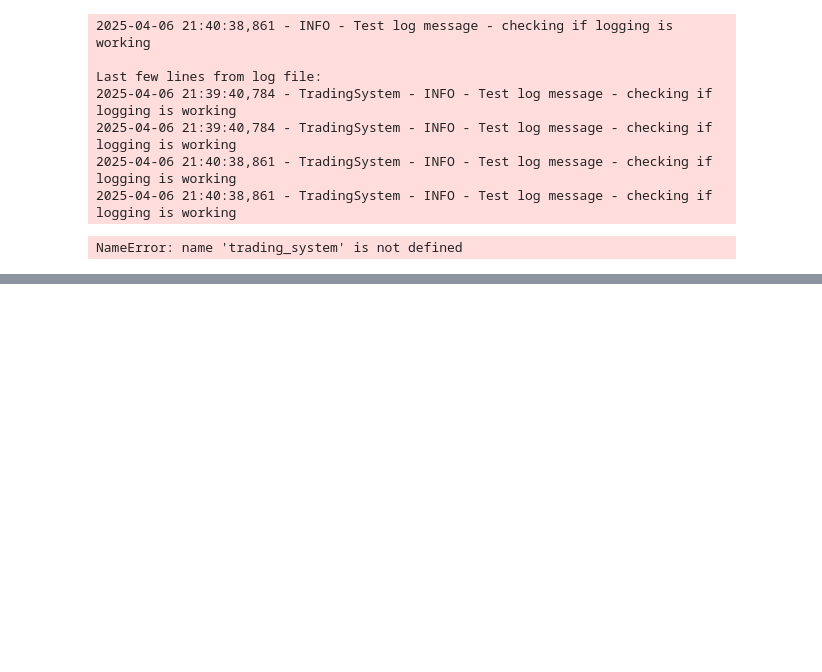
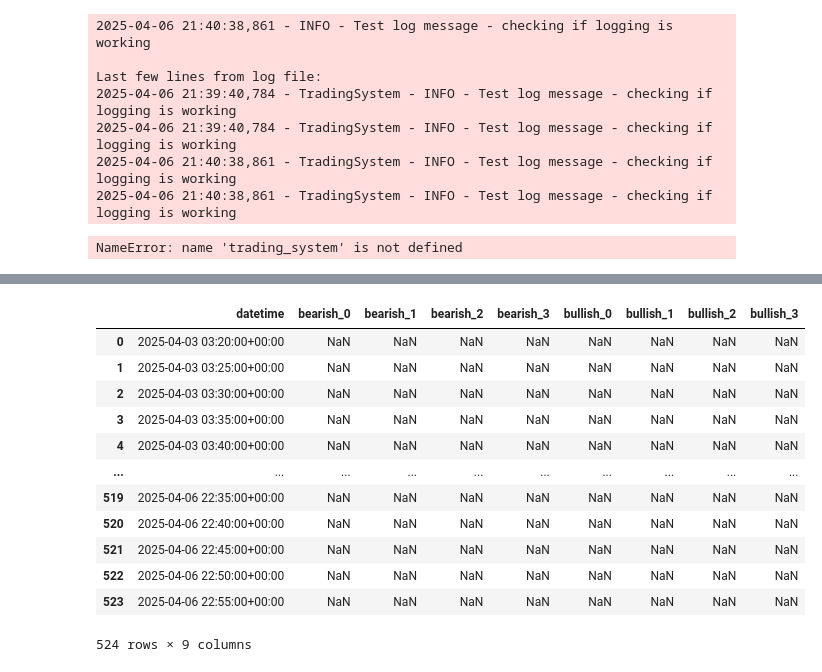
Before and after one commit to vgupta2710/Equity-Plans, a Jupyter notebook: deepnote/Data_Importer/1.0 Strategy Automation.ipynb, the cells around one changed output, grey strips where cells are left out. Drawn from its saved outputs; the diff is of its cells as text; code cells hidden in the pictures; blank space fills up the shorter version.

```diff
--- a/deepnote/Data_Importer/1.0 Strategy Automation.ipynb
+++ b/deepnote/Data_Importer/1.0 Strategy Automation.ipynb
@@ -721,18 +719,14 @@ Check completed at 2025-04-06 21:42:02.888252
 # %%
-base_data, current_price = data_handler.get_and_prepare_data(lookback, self.order_manager.access_token)
-base_data = self.data_handler.calculate_technical_indicators(base_data)
-X_normalized, y = self.data_handler.normalize_features(base_data)
+# Create an instance of DataHandler first
+data_handler = DataHandler()
+
+# Now use the instance methods correctly
+base_data, current_price = data_handler.get_and_prepare_data(100, access_token)
+base_data = data_handler.calculate_technical_indicators(base_data)
+X_normalized, y = data_handler.normalize_features(base_data)
 
 # Generate predictions
 y_pred_bearish = bearish_model.predict(X_normalized, verbose=0)
 y_pred_bearish = pd.DataFrame(y_pred_bearish)
 y_pred_bullish = bullish_model.predict(X_normalized, verbose=0)
 y_pred_bullish = pd.DataFrame(y_pred_bullish)
-
-# Combine results with datetime from base_data
-result_combined = pd.concat([
-    base_data['datetime'].reset_index(drop=True),
-    pd.DataFrame(y_pred_bearish, columns=['bearish_0', 'bearish_1', 'bearish_2', 'bearish_3']),
-    pd.DataFrame(y_pred_bullish, columns=['bullish_0', 'bullish_1', 'bullish_2', 'bullish_3']),
-    pd.Series(y, name='y_true')
-], axis=1)
@@ -738,0 +736,5 @@ result_combined = pd.concat([
+# %%
+y_pred_bullish = bullish_model.predict(X_normalized, verbose=0)
+y_pred_bullish = pd.DataFrame(y_pred_bullish,columns=['bearish_0', 'bearish_1', 'bearish_2', 'bearish_3'])
+#pd.DataFrame(y_pred_bullish,columns=['bearish_0', 'bearish_1', 'bearish_2', 'bearish_3'])
+y_pred_bullish
@@ -738,0 +755,20 @@ result_combined = pd.concat([
+# %%
+pd.concat([
+    base_data['datetime'].reset_index(drop=True),
+    pd.DataFrame(y_pred_bearish, columns=['bearish_0', 'bearish_1', 'bearish_2', 'bearish_3']),
+    pd.DataFrame(y_pred_bullish, columns=['bullish_0', 'bullish_1', 'bullish_2', 'bullish_3'])
+], axis=1)
+# %% [output]
+|  | datetime | bearish_0 | bearish_1 | bearish_2 | bearish_3 | bullish_0 | bullish_1 | bullish_2 | bullish_3 |
+| 0 | 2025-04-03 03:20:00+00:00 | NaN | NaN | NaN | NaN | NaN | NaN | NaN | NaN |
+| 1 | 2025-04-03 03:25:00+00:00 | NaN | NaN | NaN | NaN | NaN | NaN | NaN | NaN |
+| 2 | 2025-04-03 03:30:00+00:00 | NaN | NaN | NaN | NaN | NaN | NaN | NaN | NaN |
+| 3 | 2025-04-03 03:35:00+00:00 | NaN | NaN | NaN | NaN | NaN | NaN | NaN | NaN |
+| 4 | 2025-04-03 03:40:00+00:00 | NaN | NaN | NaN | NaN | NaN | NaN | NaN | NaN |
+| ... | ... | ... | ... | ... | ... | ... | ... | ... | ... |
+| 519 | 2025-04-06 22:35:00+00:00 | NaN | NaN | NaN | NaN | NaN | NaN | NaN | NaN |
+| 520 | 2025-04-06 22:40:00+00:00 | NaN | NaN | NaN | NaN | NaN | NaN | NaN | NaN |
+| 521 | 2025-04-06 22:45:00+00:00 | NaN | NaN | NaN | NaN | NaN | NaN | NaN | NaN |
+| 522 | 2025-04-06 22:50:00+00:00 | NaN | NaN | NaN | NaN | NaN | NaN | NaN | NaN |
+| 523 | 2025-04-06 22:55:00+00:00 | NaN | NaN | NaN | NaN | NaN | NaN | NaN | NaN |
+524 rows × 9 columns
```
Also changed, not shown: parts of 8 cells of this notebook.
